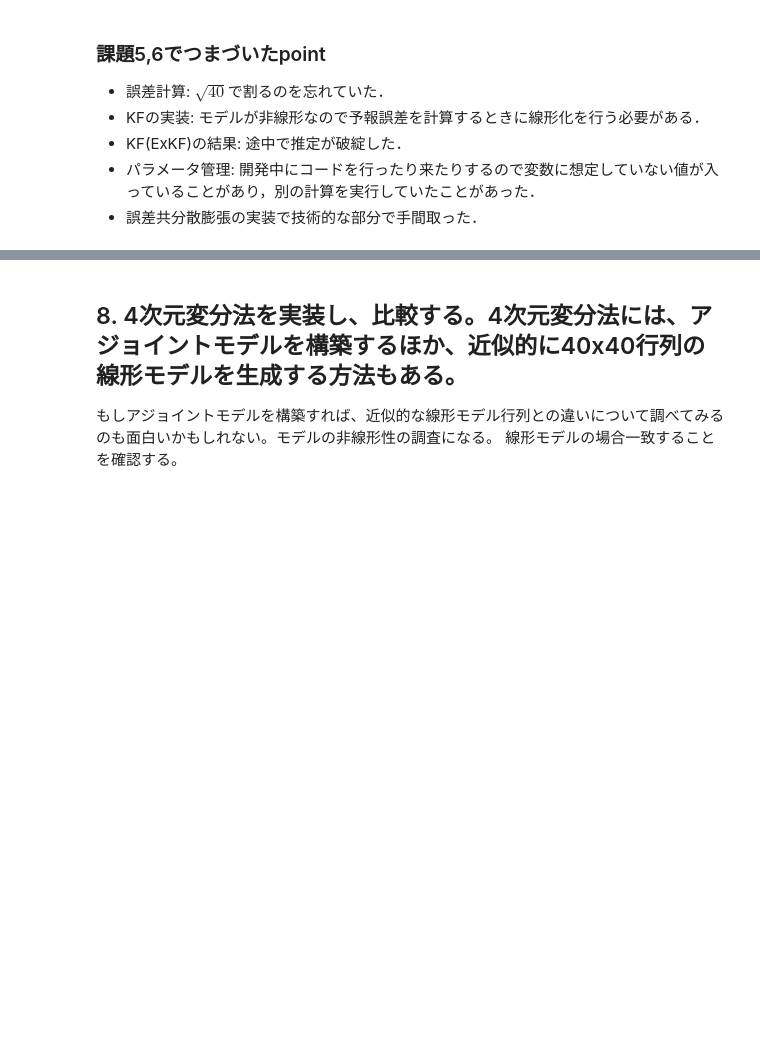
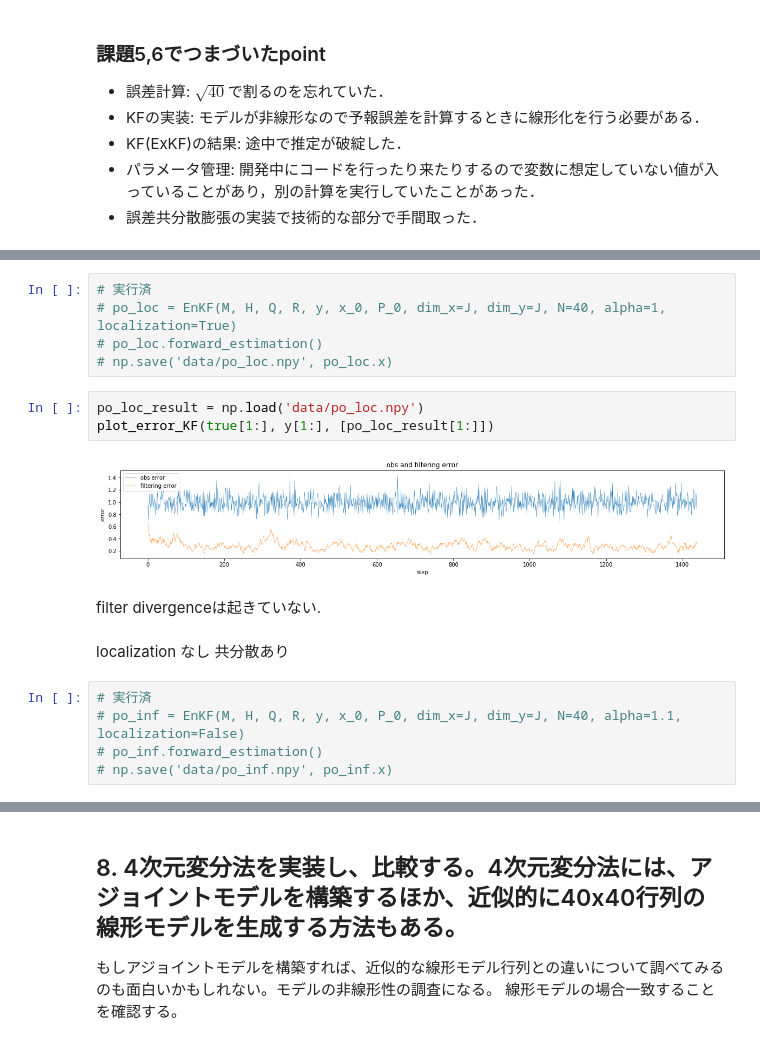
Before and after one commit to KotaTakeda/rccs_online_school, a Jupyter notebook: work.ipynb, the cells around one changed output, grey strips where cells are left out. Cells and saved outputs as stored; diff of their text form; blank space fills up the shorter version.

```diff
--- a/work.ipynb
+++ b/work.ipynb
@@ -1105,0 +1009,20 @@ plot_error_KF(true[1:], y[1:], [po.x[1:]])
+# %%
+# 実行済
+# po_loc = EnKF(M, H, Q, R, y, x_0, P_0, dim_x=J, dim_y=J, N=40, alpha=1, localization=True)
+# po_loc.forward_estimation()
+# np.save('data/po_loc.npy', po_loc.x)
+# %%
+po_loc_result = np.load('data/po_loc.npy')
+plot_error_KF(true[1:], y[1:], [po_loc_result[1:]])
+# %% [output]
+[figure, added]
+# %% [markdown]
+filter divergenceは起きていない.
+# %% [markdown]
+localization なし
+共分散あり
+# %%
+# 実行済
+# po_inf = EnKF(M, H, Q, R, y, x_0, P_0, dim_x=J, dim_y=J, N=40, alpha=1.1, localization=False)
+# po_inf.forward_estimation()
+# np.save('data/po_inf.npy', po_inf.x)
```
Also changed, not shown: parts of 20 cells of this notebook, 6 other files.
